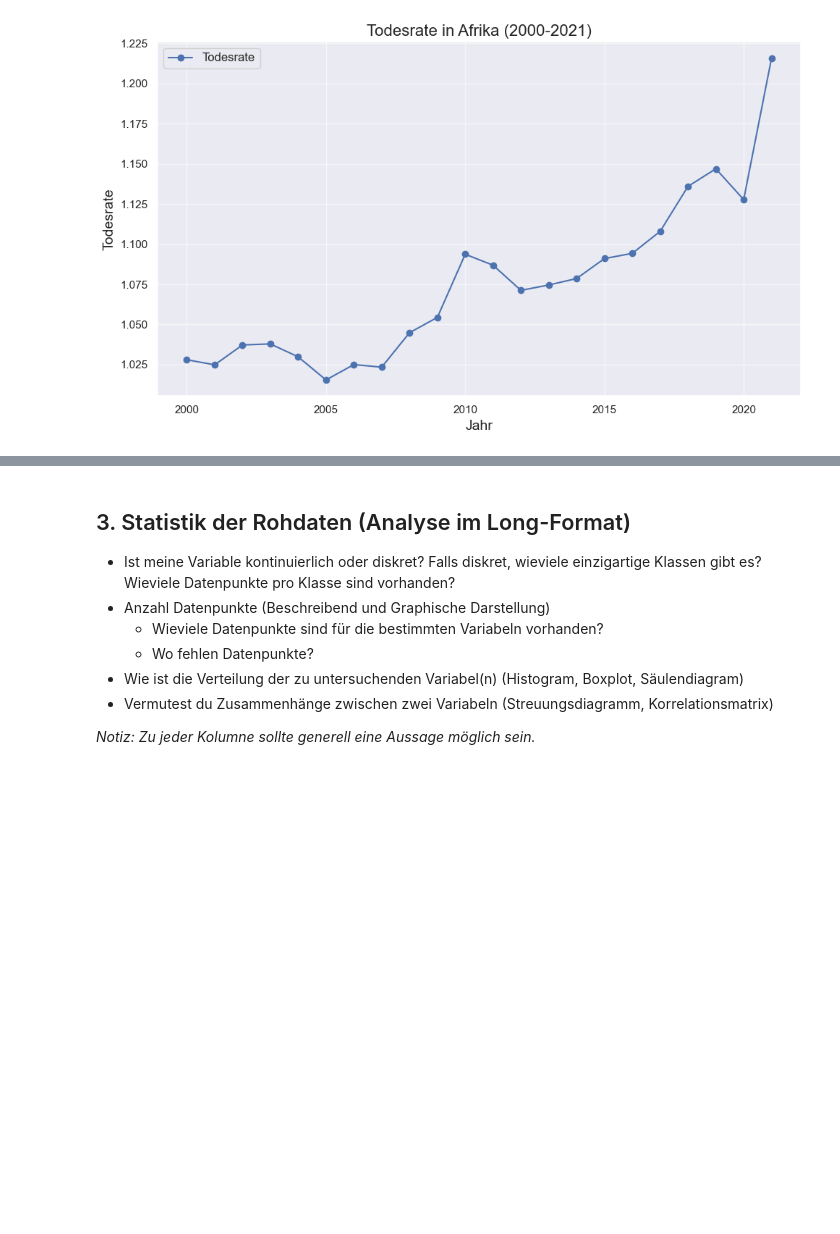
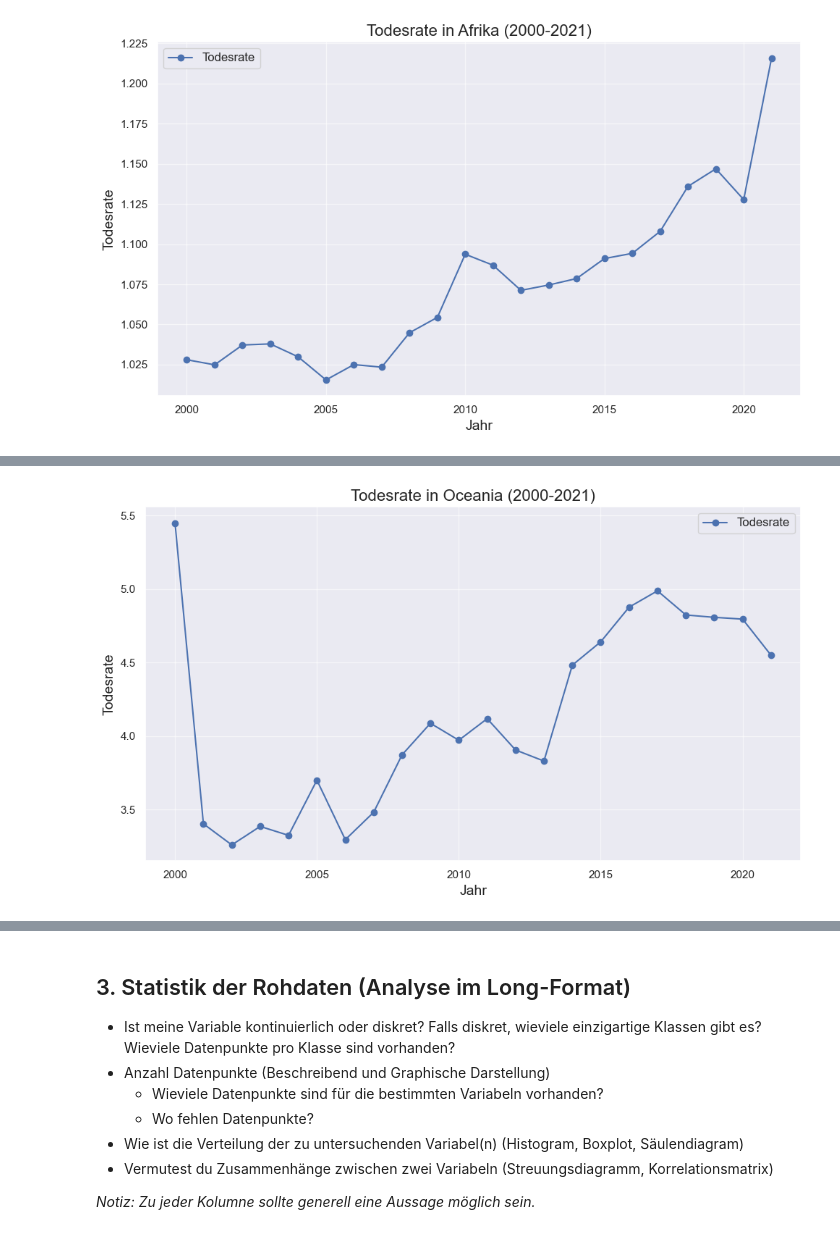
Before and after one commit to Joyce-ops/BMLD-LN2-Carmen-Mcqulat-Joyce, a Jupyter notebook: Leistungsnachweis 2.ipynb, the cells around one changed output, grey strips where cells are left out. Saved outputs shown, nothing was run; the diff lists cells and outputs as text; code cells hidden in the pictures; blank space fills up the shorter version.

```diff
--- a/Leistungsnachweis 2.ipynb
+++ b/Leistungsnachweis 2.ipynb
@@ -194,0 +267,25 @@ plt.show()
+# %%
+#Oceania
+oceania = df_pivot.loc[['Oceania']]
+
+# Daten umformen: Zeilen in eine Zeitreihe (Jahr, Sterberate)
+data = oceania.T.reset_index()
+data.columns = ['Jahr', 'Sterberate']
+
+# Graph erstellen
+plt.figure(figsize=(10, 6))
+plt.plot(data['Jahr'], data['Sterberate'], marker='o', color='b', label="Todesrate")
+
+# Titel und Achsenbeschriftungen
+plt.title("Todesrate in Oceania (2000-2021)", fontsize=16)
+plt.xlabel("Jahr", fontsize=14)
+plt.ylabel("Todesrate", fontsize=14)
+
+# Gitter und Legende
+plt.grid(True, alpha=0.6)
+plt.legend(fontsize=12)
+plt.tight_layout()
+
+# Graph anzeigen
+# %% [output]
+[figure, added]
```
Also changed, not shown: parts of 10 cells of this notebook.
